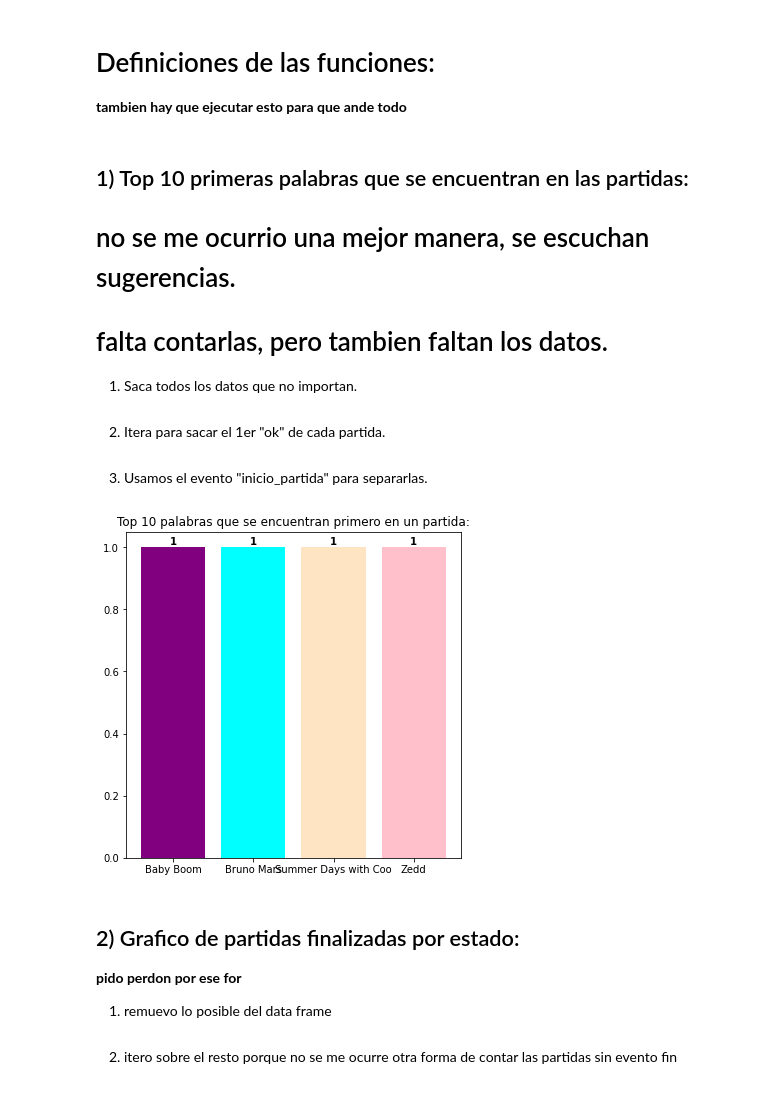
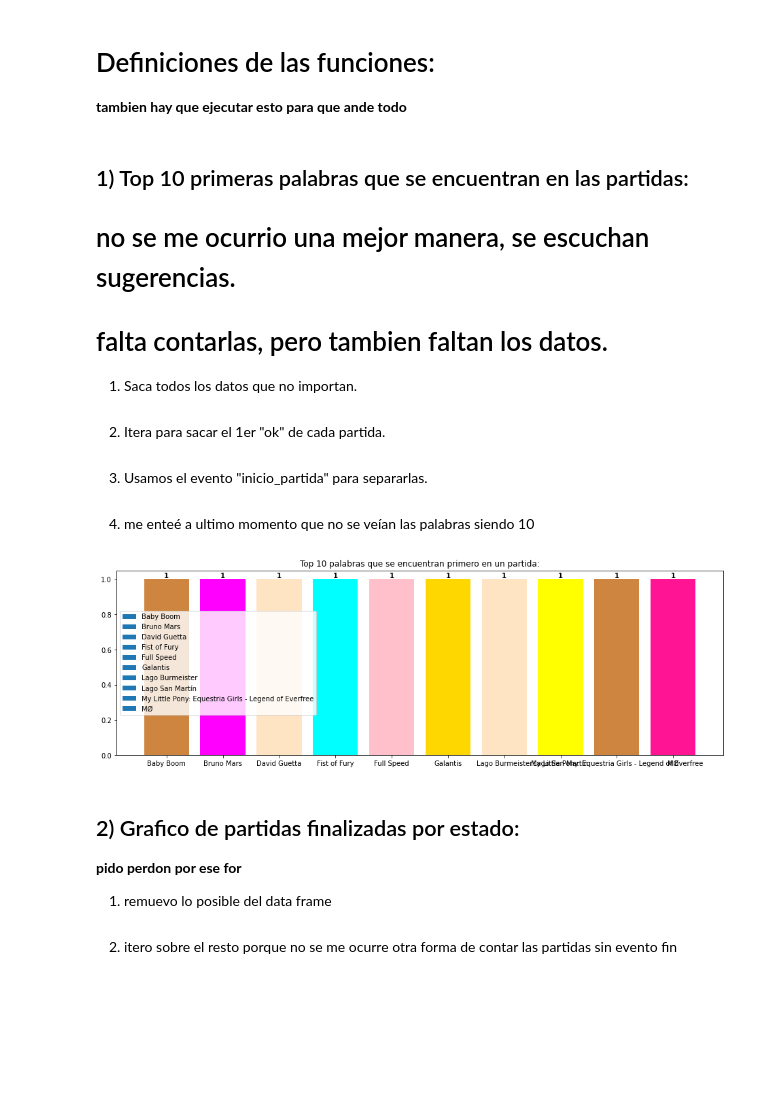
Before and after one commit to leonelranieri/Figurace.py, a Jupyter notebook: src/core/Analisis_de_datos.ipynb, the cells around one changed output. Saved outputs shown, nothing was run; the diff lists cells and outputs as text; code cells hidden in the pictures; blank space fills up the shorter version.

Commit message:
ultimos cambios

```diff
--- a/src/core/Analisis_de_datos.ipynb
+++ b/src/core/Analisis_de_datos.ipynb
@@ -34,7 +34,7 @@ def dibujito_torta(etiquetas, datos_dibujo, titulo, explota = (0.1), bbox = (1.2
     plt.title(titulo)
     plt.show()
 
-def dibujito_barra(llaves, valores, titulo, size = (6,6), prcnt = ""):
+def dibujito_barra(llaves, valores, titulo, size = (6,6), prcnt = "", no_entra=False):
     """
        hace un grafico tipo bar con los valores
        tiene opcion para pasarle si queres que diga el % al final
@@ -61,6 +61,10 @@ def dibujito_barra(llaves, valores, titulo, size = (6,6), prcnt = ""):
                  ha='center',
                  weight='bold')
         i += 1
+    if no_entra:
+        labels = list(llaves)
+        handles = [plt.Rectangle((0,0),1,1) for label in labels]
+        plt.legend(handles, labels, loc="center left")
     plt.show()
 
 def sacar_tiempo(inicio, fin):
@@ -80,30 +84,32 @@ def sacar_tiempo(inicio, fin):
 2. Itera para sacar el 1er "ok" de cada partida.
 <br><br>
 3. Usamos el evento "inicio_partida" para separarlas.
+<br><br>
+4. me enteé a ultimo momento que no se veían las palabras siendo 10
 # %%
 data_frame = data_set.drop(["timestamp", "id", "usuarie", "texto_ingresado", "nivel"], axis="columns")
 data_frame = data_frame.drop(data_frame[data_frame.estado == "error"].index)
 data_frame = data_frame.drop(data_frame[data_frame.estado == "timeout"].index)
 
 nueva = True
 lista_palabras = []
 
 for row in data_frame.itertuples():
     evento = getattr(row, "evento")
     estado = getattr(row, "estado")
     if evento == "inicio_partida":
         nueva = True
     if nueva and estado == "ok":
         lista_palabras.append(getattr(row, "respuesta"))
         nueva = False
 
 df_new = pd.DataFrame(lista_palabras, columns=["Palabras"])
 serie = df_new.groupby("Palabras").size()
 serie = serie.sort_values(ascending=False).head(10)
 
-dibujito_barra(serie.index, serie.values, "Top 10 palabras que se encuentran primero en un partida:")
+dibujito_barra(serie.index, serie.values, "Top 10 palabras que se encuentran primero en un partida:", (16,5), no_entra=True)
 # %% [output]
-[figure, old version]
+[figure, new version]
 # %% [markdown]
 ## 2) Grafico de partidas finalizadas por estado:
 
```
Also changed, not shown: parts of 10 cells of this notebook, 2 other files.
